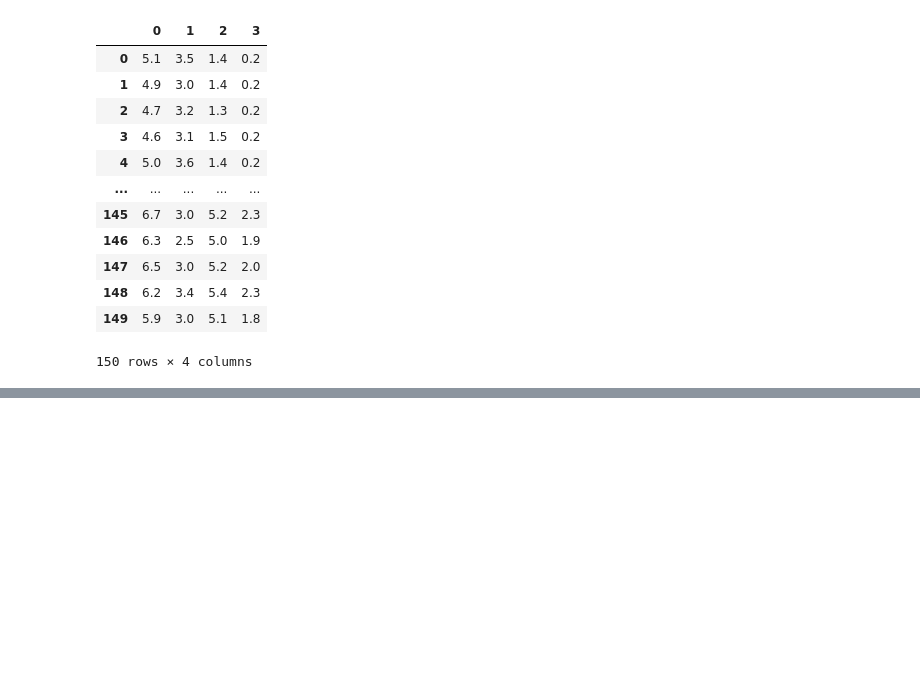
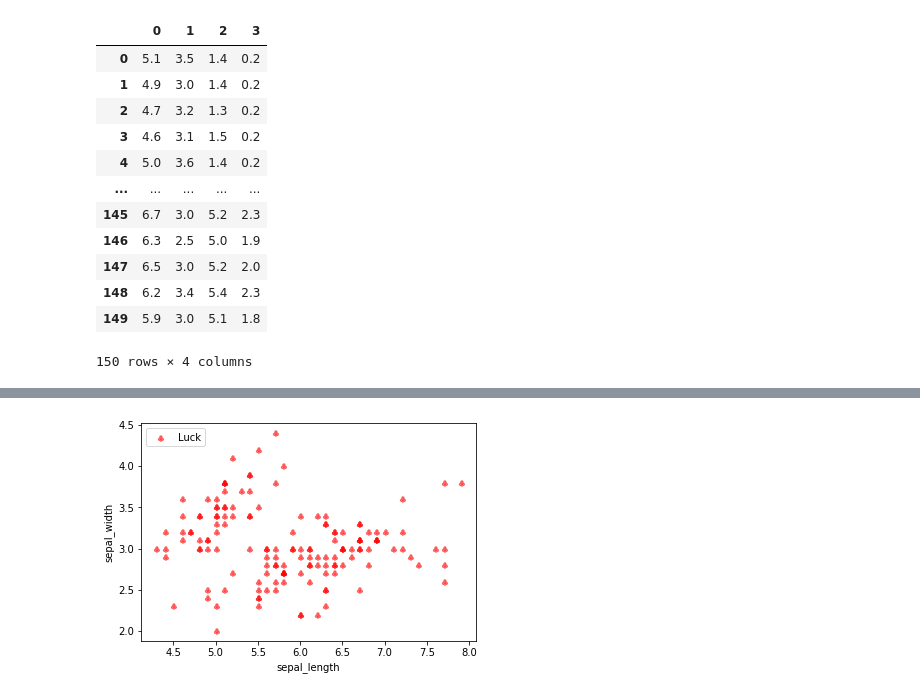
Before and after one commit to danbikiki/blu2, a Jupyter notebook: 200818_머신러닝.ipynb, the cells around one changed output, grey strips where cells are left out. Cells and saved outputs as stored; diff of their text form; code cells hidden in the pictures; blank space fills up the shorter version.

```diff
--- a/200818_머신러닝.ipynb
+++ b/200818_머신러닝.ipynb
@@ -65,5 +65,3 @@ iris_dataframe
 | 148 | 6.2 | 3.4 | 5.4 | 2.3 |
 | 149 | 5.9 | 3.0 | 5.1 | 1.8 |
 150 rows × 4 columns
-# %%
-def sklearn_to_df(sklearn dataset):
@@ -69,0 +128,11 @@ def sklearn_to_df(sklearn dataset):
+# %%
+from sklearn import datasets
+import pandas as pd
+
+def sklearn_to_df(sklearn_dataset):
+    df = pd.DataFrame(sklearn_dataset.data, columns=sklearn_dataset.feature_names)
+    df['target'] = pd.Series(sklearn_dataset.target)
+    return df
+
+df_iris=sklearn_to_df(datasets.load_iris())
+df_iris
@@ -69,0 +157,7 @@ def sklearn_to_df(sklearn dataset):
+# %%
+temp_data = df_iris.copy()
+
+replace_fct = {0: 'setosa', 1: 'versicolor', 2: "virginica"}
+temp_data.columns = ["sepal_length", "sepal_width", "petal_length", "petal_width", "species"]
+temp_data['species'] = temp_data['species'].map(replace_fct)
+temp_data
@@ -69,0 +178,14 @@ def sklearn_to_df(sklearn dataset):
+# %%
+import matplotlib.pyplot as plt
+import numpy as np
+
+x=temp_data['sepal_length']
+y=temp_data['sepal_width']
+
+plt.scatter(x, y, c="r", alpha=0.5, marker=r'$\clubsuit$',label="Luck")
+plt.xlabel('sepal_length')
+plt.ylabel('sepal_width')
+plt.legend(loc='upper left')
+plt.show()
+# %% [output]
+[figure, added]
```
Also changed, not shown: parts of 11 cells of this notebook.
